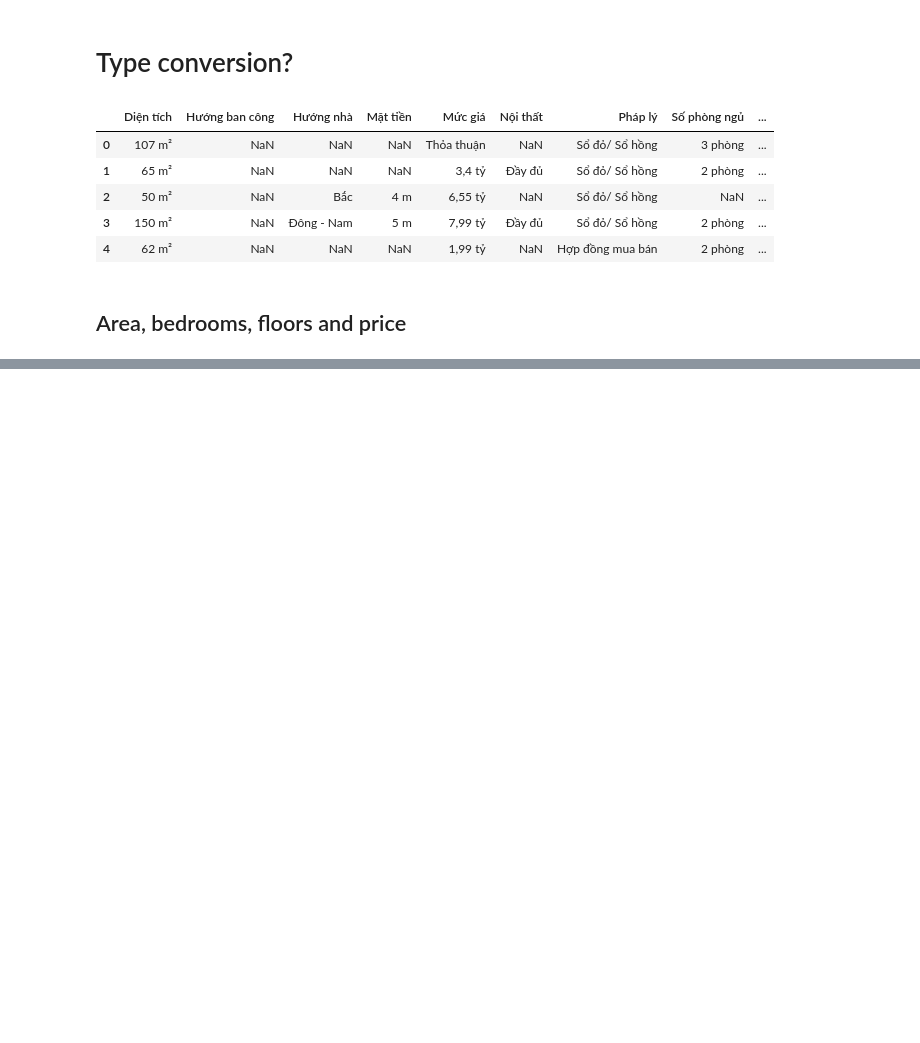
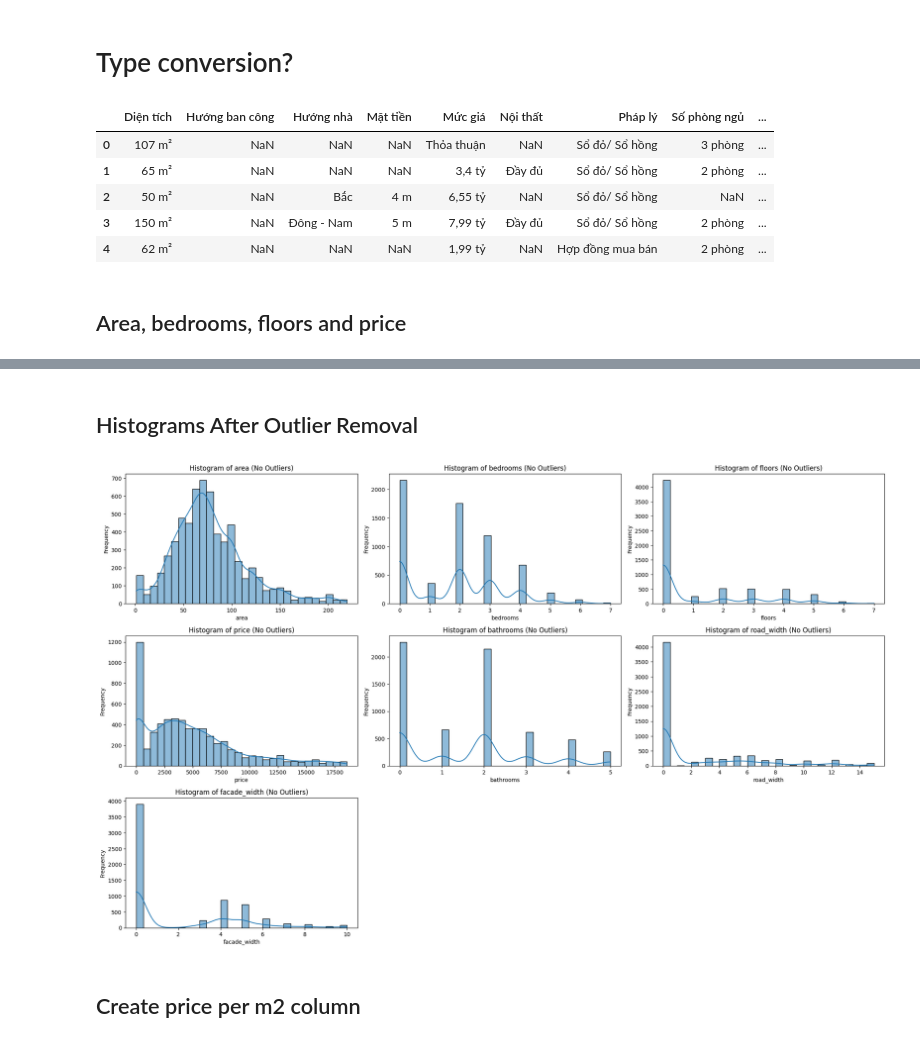
Before and after one commit to DuongDH03/RealEstate-EDA-Modeling, a Jupyter notebook: Data Exploration/Explore-batdongsan.ipynb, the cells around one changed output, grey strips where cells are left out. Saved outputs shown, nothing was run; the diff lists cells and outputs as text; code cells hidden in the pictures; blank space fills up the shorter version.

```diff
--- a/Data Exploration/Explore-batdongsan.ipynb
+++ b/Data Exploration/Explore-batdongsan.ipynb
@@ -258,0 +289,24 @@ DataFrame head after numeric conversion:
+# %%
+# Function to remove outliers using IQR
+def remove_outliers_iqr(df, column):
+    Q1 = df[column].quantile(0.25)
+    Q3 = df[column].quantile(0.75)
+    IQR = Q3 - Q1
+    lower_bound = Q1 - 1.5 * IQR
+    upper_bound = Q3 + 1.5 * IQR
+    return df[(df[column] >= lower_bound) & (df[column] <= upper_bound)]
+
+# Columns to remove outliers from
+outlier_columns = ['area', 'bedrooms', 'floors', 'price', 'bathrooms', 'road_width', 'facade_width']
+
+print(f"Shape before outlier removal: {df.shape}")
+
+df_no_outliers = df.copy()
+for col in outlier_columns:
+    df_no_outliers = remove_outliers_iqr(df_no_outliers, col)
+
+print(f"Shape after outlier removal: {df_no_outliers.shape}")
+
+# Display summary statistics after outlier removal
+print("\nSummary statistics after outlier removal:")
+print(df_no_outliers[outlier_columns].describe())
@@ -258,0 +327,19 @@ DataFrame head after numeric conversion:
+# %% [markdown]
+## Histograms After Outlier Removal
+# %%
+# Plot histograms for the columns after outlier removal
+plt.figure(figsize=(20, n_rows * 4)) # n_rows and n_cols are defined in the previous histogram cell
+
+for i, col in enumerate(outlier_columns): # Use the same outlier_columns list
+    plt.subplot(n_rows, n_cols, i + 1)
+    sns.histplot(df_no_outliers[col], kde=True, bins=30)
+    plt.title(f'Histogram of {col} (No Outliers)')
+    plt.xlabel(col)
+    plt.ylabel('Frequency')
+
+plt.tight_layout()
+plt.show()
+# %% [output]
+[figure, added]
+# %% [markdown]
+## Create price per m2 column
```
Also changed, not shown: parts of 8 cells of this notebook.
